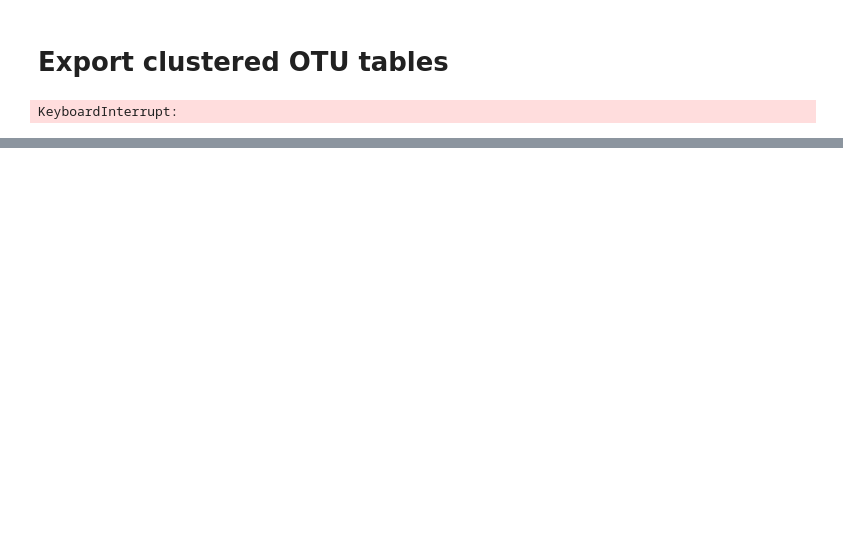
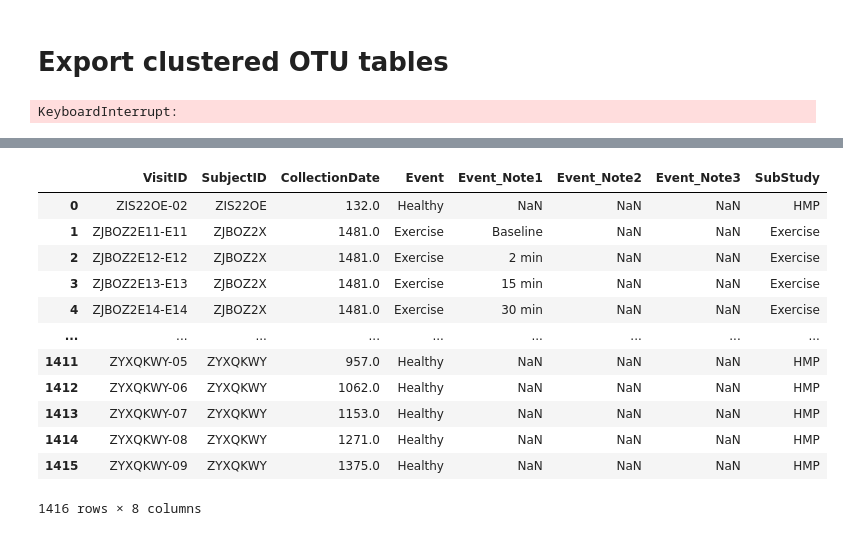
Before and after one commit to pchlenski/phylosig, a Jupyter notebook: 06_export_ihmp_data.ipynb, the cells around one changed output, grey strips where cells are left out. Cells and saved outputs as stored; diff of their text form; code cells hidden in the pictures; blank space fills up the shorter version.

```diff
--- a/06_export_ihmp_data.ipynb
+++ b/06_export_ihmp_data.ipynb
@@ -177,0 +229,6 @@ KeyboardInterrupt:
+# %%
+t2d_subject = pd.read_table("ihmp/metadata/t2d_subject.tsv")
+t2d_visit = pd.read_table("ihmp/metadata/t2d_visit.tsv")
+
+print(len(t2d_subject), "subjects")
+print(len(t2d_visit), "visits")
@@ -177,0 +303,16 @@ KeyboardInterrupt:
+# %%
+t2d_visit
+# %% [output]
+|  | VisitID | SubjectID | CollectionDate | Event | Event_Note1 | Event_Note2 | Event_Note3 | SubStudy |
+| 0 | ZIS22OE-02 | ZIS22OE | 132.0 | Healthy | NaN | NaN | NaN | HMP |
+| 1 | ZJBOZ2E11-E11 | ZJBOZ2X | 1481.0 | Exercise | Baseline | NaN | NaN | Exercise |
+| 2 | ZJBOZ2E12-E12 | ZJBOZ2X | 1481.0 | Exercise | 2 min | NaN | NaN | Exercise |
+| 3 | ZJBOZ2E13-E13 | ZJBOZ2X | 1481.0 | Exercise | 15 min | NaN | NaN | Exercise |
+| 4 | ZJBOZ2E14-E14 | ZJBOZ2X | 1481.0 | Exercise | 30 min | NaN | NaN | Exercise |
+| ... | ... | ... | ... | ... | ... | ... | ... | ... |
+| 1411 | ZYXQKWY-05 | ZYXQKWY | 957.0 | Healthy | NaN | NaN | NaN | HMP |
+| 1412 | ZYXQKWY-06 | ZYXQKWY | 1062.0 | Healthy | NaN | NaN | NaN | HMP |
+| 1413 | ZYXQKWY-07 | ZYXQKWY | 1153.0 | Healthy | NaN | NaN | NaN | HMP |
+| 1414 | ZYXQKWY-08 | ZYXQKWY | 1271.0 | Healthy | NaN | NaN | NaN | HMP |
+| 1415 | ZYXQKWY-09 | ZYXQKWY | 1375.0 | Healthy | NaN | NaN | NaN | HMP |
+1416 rows × 8 columns
```
Also changed, not shown: parts of 15 cells of this notebook, 10 other files.
